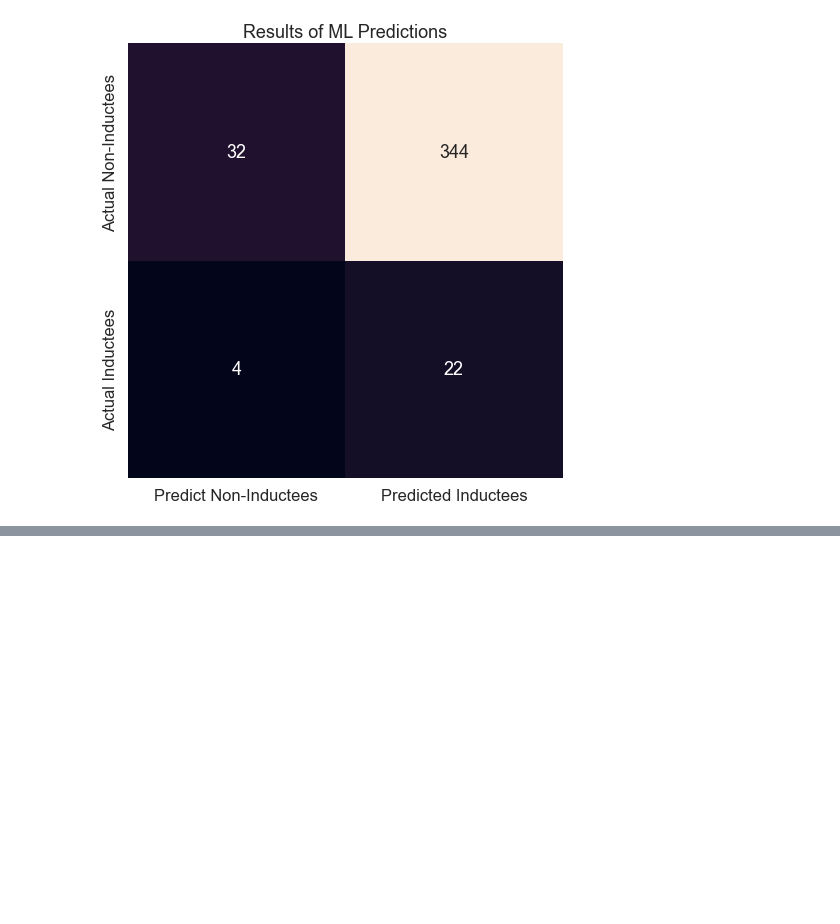
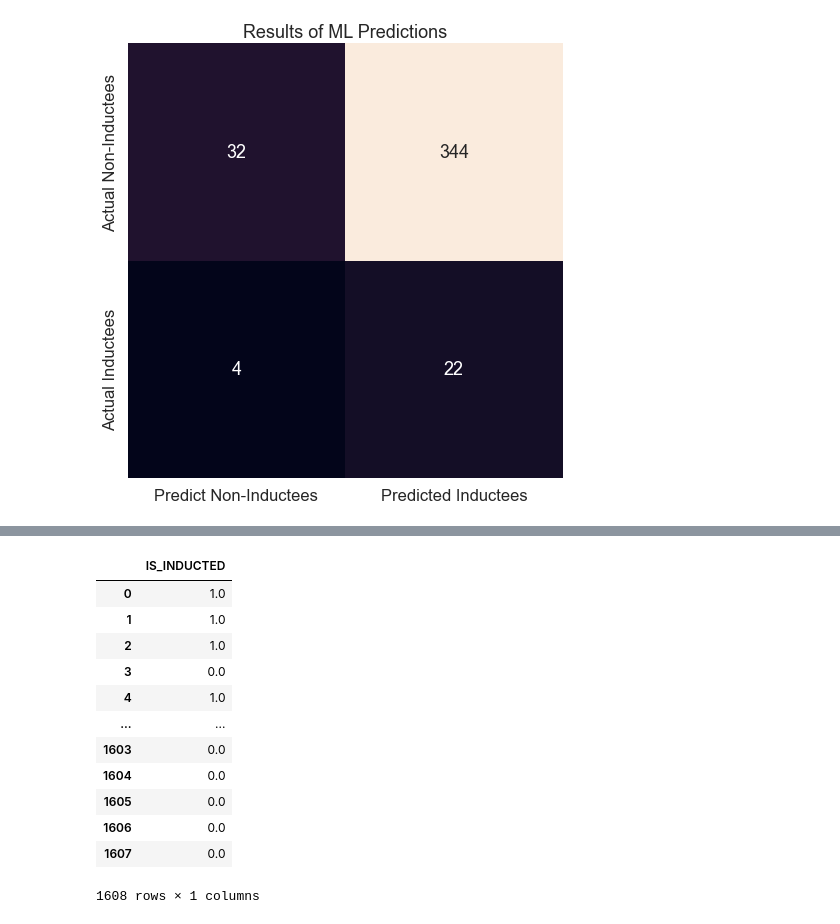
Before and after one commit to sting0312/GoldenGloves, a Jupyter notebook: golden-gloves.ipynb, the cells around one changed output, grey strips where cells are left out. Saved outputs shown, nothing was run; the diff lists cells and outputs as text; code cells hidden in the pictures; blank space fills up the shorter version.

```diff
--- a/golden-gloves.ipynb
+++ b/golden-gloves.ipynb
@@ -346,0 +367,29 @@ plt.show()
+# %%
+# Encoding inducted column
+enc = OneHotEncoder(sparse=False)
+
+# transforming the column into binary values
+encode_df = pd.DataFrame(enc.fit_transform(train_df[['inducted']]))
+
+# naming columns
+encode_df.columns = ['NOT_INDUCTED', 'IS_INDUCTED']
+
+# dropping unnecessary column
+encode_df.drop(['NOT_INDUCTED'], 1, inplace=True)
+
+# if value is 1, that line was inducted
+encode_df
+# %% [output]
+|  | IS_INDUCTED |
+| 0 | 1.0 |
+| 1 | 1.0 |
+| 2 | 1.0 |
+| 3 | 0.0 |
+| 4 | 1.0 |
+| ... | ... |
+| 1603 | 0.0 |
+| 1604 | 0.0 |
+| 1605 | 0.0 |
+| 1606 | 0.0 |
+| 1607 | 0.0 |
+1608 rows × 1 columns
```
Also changed, not shown: parts of 17 cells of this notebook.
